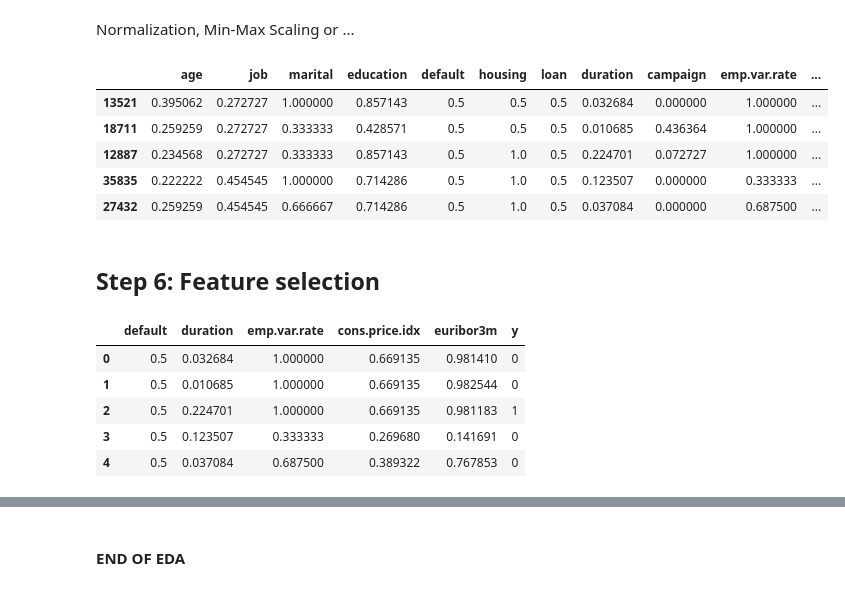
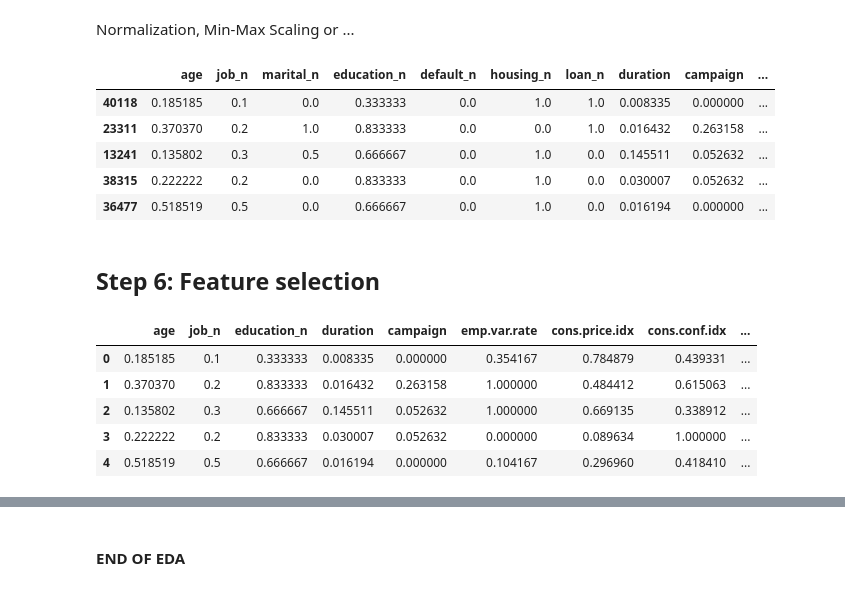
Before and after one commit to LAFG16/machine-learning-logistic-regression, a Jupyter notebook: src/EDA_explore.ipynb, the cells around one changed output, grey strips where cells are left out. Saved outputs shown, nothing was run; the diff lists cells and outputs as text; code cells hidden in the pictures.

```diff
--- a/src/EDA_explore.ipynb
+++ b/src/EDA_explore.ipynb
@@ -505,0 +462,3 @@ total_data[total_data["duration"] > 3500]
+# %%
+total_data.drop(total_data[total_data["campaign"] > 20].index, inplace = True)
+total_data
@@ -525,0 +521,9 @@ dtype: int64
+# %%
+total_data["default"].fillna(total_data["default"].mode()[0], inplace= True)
+total_data["education"].fillna(total_data["education"].mode()[0], inplace= True)
+total_data["housing"].fillna(total_data["housing"].mode()[0], inplace= True)
+total_data["loan"].fillna(total_data["loan"].mode()[0], inplace= True)
+total_data["job"].fillna(total_data["job"].mode()[0], inplace= True)
+total_data["marital"].fillna(total_data["marital"].mode()[0], inplace= True)
+
+total_data.isnull().sum()
@@ -526,3 +548,10 @@ dtype: int64
+# %%
+total_data["job_n"] = pd.factorize(total_data["job"])[0]
+total_data["marital_n"] = pd.factorize(total_data["marital"])[0]
+total_data["education_n"] = pd.factorize(total_data["education"])[0]
+total_data["default_n"] = pd.factorize(total_data["default"])[0]
+total_data["housing_n"] = pd.factorize(total_data["housing"])[0]
+total_data["loan_n"] = pd.factorize(total_data["loan"])[0]
 # %% [markdown]
 ### Inference of new features
 # %% [markdown]
@@ -534,11 +563,15 @@ Divide the dataset
 # %%
 from sklearn.model_selection import train_test_split
 
+num_variables = ['age', 'job_n', 'marital_n', 'education_n', 'default_n', 'housing_n', 'loan_n',
+       'duration', 'campaign', 'emp.var.rate', 'cons.price.idx',
+       'cons.conf.idx', 'euribor3m']
+
 # We divide the dataset into training and test samples.
-X = total_data.drop("y", axis = 1)
-y = total_data["y"]
+X = total_data.drop("y_n", axis = 1)[num_variables]
+y = total_data["y_n"]
 
-X_train, X_test, y_train, y_test = train_test_split(X, y, test_size = 0.2, random_state = 24)
+X_train, X_test, y_train, y_test = train_test_split(X, y, test_size = 0.2, random_state = 24, stratify= y)
 
 X_train.head()
 # %% [output]
@@ -552,37 +585,33 @@ X_train.head()
 Normalization, Min-Max Scaling or ...
 # %%
 from sklearn.preprocessing import MinMaxScaler
-
-num_variables = ['age', 'job', 'marital', 'education', 'default', 'housing', 'loan',
-       'duration', 'campaign', 'emp.var.rate', 'cons.price.idx',
-       'cons.conf.idx', 'euribor3m']
 
 scaler = MinMaxScaler()
 scaler.fit(X_train)
 scaler.fit(X_test)
 
 scal_features_train = scaler.transform(X_train)
 scal_features_test = scaler.transform(X_test)
 
 X_train_scal = pd.DataFrame(scal_features_train, index = X_train.index, columns = num_variables)
 X_test_scal = pd.DataFrame(scal_features_test, index = X_test.index, columns = num_variables)
 
 
 X_train_scal.head()
 # %% [output]
-|  | age | job | marital | education | default | housing | loan | duration | campaign | emp.var.rate | ... |
-| 13521 | 0.395062 | 0.272727 | 1.000000 | 0.857143 | 0.5 | 0.5 | 0.5 | 0.032684 | 0.000000 | 1.000000 | ... |
-| 18711 | 0.259259 | 0.272727 | 0.333333 | 0.428571 | 0.5 | 0.5 | 0.5 | 0.010685 | 0.436364 | 1.000000 | ... |
-| 12887 | 0.234568 | 0.272727 | 0.333333 | 0.857143 | 0.5 | 1.0 | 0.5 | 0.224701 | 0.072727 | 1.000000 | ... |
-| 35835 | 0.222222 | 0.454545 | 1.000000 | 0.714286 | 0.5 | 1.0 | 0.5 | 0.123507 | 0.000000 | 0.333333 | ... |
-| 27432 | 0.259259 | 0.454545 | 0.666667 | 0.714286 | 0.5 | 1.0 | 0.5 | 0.037084 | 0.000000 | 0.687500 | ... |
+|  | age | job_n | marital_n | education_n | default_n | housing_n | loan_n | duration | campaign | ... |
+| 40118 | 0.185185 | 0.1 | 0.0 | 0.333333 | 0.0 | 1.0 | 1.0 | 0.008335 | 0.000000 | ... |
+| 23311 | 0.370370 | 0.2 | 1.0 | 0.833333 | 0.0 | 0.0 | 1.0 | 0.016432 | 0.263158 | ... |
+| 13241 | 0.135802 | 0.3 | 0.5 | 0.666667 | 0.0 | 1.0 | 0.0 | 0.145511 | 0.052632 | ... |
+| 38315 | 0.222222 | 0.2 | 0.0 | 0.833333 | 0.0 | 1.0 | 0.0 | 0.030007 | 0.052632 | ... |
+| 36477 | 0.518519 | 0.5 | 0.0 | 0.666667 | 0.0 | 1.0 | 0.0 | 0.016194 | 0.000000 | ... |
 # %% [markdown]
 ## Step 6: Feature selection
 # %%
 from sklearn.feature_selection import f_classif, SelectKBest
 
 # With a value of k = 5 we implicitly mean that we want to remove 2 features from the dataset
-selection_model = SelectKBest(f_classif, k = 5)
+selection_model = SelectKBest(f_classif, k = 9)
 selection_model.fit(X_train_scal, y_train)
 ix = selection_model.get_support()
 X_train_sel = pd.DataFrame(selection_model.transform(X_train_scal), columns = X_train_scal.columns.values[ix])
@@ -593,12 +622,12 @@ X_test_sel["y"] = list(y_test)
 
 X_train_sel.head()
 # %% [output]
-|  | default | duration | emp.var.rate | cons.price.idx | euribor3m | y |
-| 0 | 0.5 | 0.032684 | 1.000000 | 0.669135 | 0.981410 | 0 |
-| 1 | 0.5 | 0.010685 | 1.000000 | 0.669135 | 0.982544 | 0 |
-| 2 | 0.5 | 0.224701 | 1.000000 | 0.669135 | 0.981183 | 1 |
-| 3 | 0.5 | 0.123507 | 0.333333 | 0.269680 | 0.141691 | 0 |
-| 4 | 0.5 | 0.037084 | 0.687500 | 0.389322 | 0.767853 | 0 |
+|  | age | job_n | education_n | duration | campaign | emp.var.rate | cons.price.idx | cons.conf.idx | ... |
+| 0 | 0.185185 | 0.1 | 0.333333 | 0.008335 | 0.000000 | 0.354167 | 0.784879 | 0.439331 | ... |
+| 1 | 0.370370 | 0.2 | 0.833333 | 0.016432 | 0.263158 | 1.000000 | 0.484412 | 0.615063 | ... |
+| 2 | 0.135802 | 0.3 | 0.666667 | 0.145511 | 0.052632 | 1.000000 | 0.669135 | 0.338912 | ... |
+| 3 | 0.222222 | 0.2 | 0.833333 | 0.030007 | 0.052632 | 0.000000 | 0.089634 | 1.000000 | ... |
+| 4 | 0.518519 | 0.5 | 0.666667 | 0.016194 | 0.000000 | 0.104167 | 0.296960 | 0.418410 | ... |
 # %%
 X_test_sel.head()
 # %% [output]
```
Also changed, not shown: parts of 22 cells of this notebook, 3 other files.
